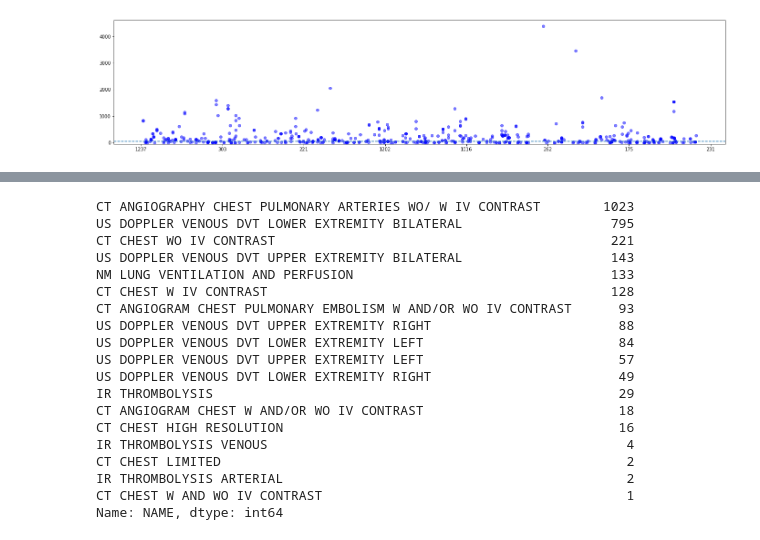
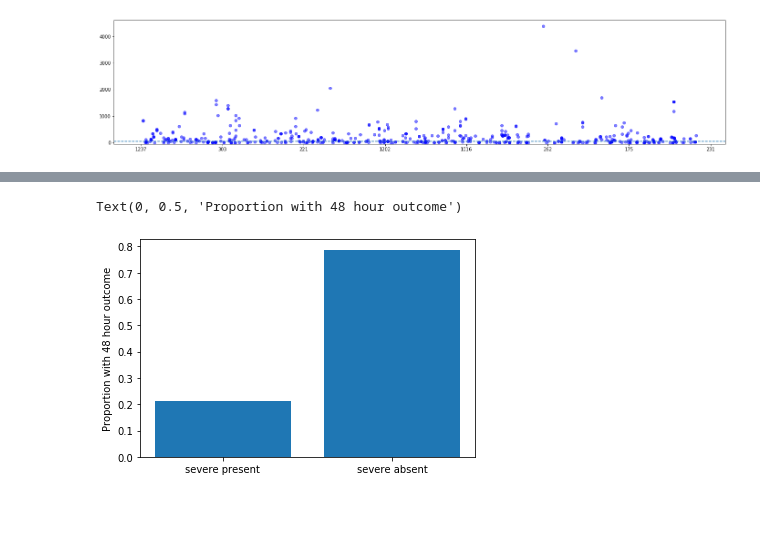
Before and after one commit to vmr160030/UHACK_data_preproc, a Jupyter notebook: DataExp_outcome.ipynb, the cells around one changed output, grey strips where cells are left out. Drawn from its saved outputs; the diff is of its cells as text; code cells hidden in the pictures; blank space fills up the shorter version.

```diff
--- a/DataExp_outcome.ipynb
+++ b/DataExp_outcome.ipynb
@@ -198,22 +91,14 @@ dfRad.head()
-# %%
-dfRad['NAME'].value_counts()
-# %% [output]
-CT ANGIOGRAPHY CHEST PULMONARY ARTERIES WO/ W IV CONTRAST        1023
-US DOPPLER VENOUS DVT LOWER EXTREMITY BILATERAL                   795
-CT CHEST WO IV CONTRAST                                           221
-US DOPPLER VENOUS DVT UPPER EXTREMITY BILATERAL                   143
-NM LUNG VENTILATION AND PERFUSION                                 133
-CT CHEST W IV CONTRAST                                            128
-CT ANGIOGRAM CHEST PULMONARY EMBOLISM W AND/OR WO IV CONTRAST      93
-US DOPPLER VENOUS DVT UPPER EXTREMITY RIGHT                        88
-US DOPPLER VENOUS DVT LOWER EXTREMITY LEFT                         84
-US DOPPLER VENOUS DVT UPPER EXTREMITY LEFT                         57
-US DOPPLER VENOUS DVT LOWER EXTREMITY RIGHT                        49
-IR THROMBOLYSIS                                                    29
-CT ANGIOGRAM CHEST W AND/OR WO IV CONTRAST                         18
-CT CHEST HIGH RESOLUTION                                           16
-IR THROMBOLYSIS VENOUS                                              4
-CT CHEST LIMITED                                                    2
-IR THROMBOLYSIS ARTERIAL                                            2
-CT CHEST W AND WO IV CONTRAST                                       1
-Name: NAME, dtype: int64
+# %%
+lsProportion = []
+srsSeverePresent = dfEchoAndOutcome['bSevereInNarrative'].value_counts()
+srs48hrSeverePresent = dfEchoAndOutcome[dfEchoAndOutcome['bSevereInNarrative']]['b48hr'].value_counts()
+lsProportion.append(srs48hrSeverePresent[True]/srsSeverePresent[True])
+lsProportion.append(srs48hrSeverePresent[False]/srsSeverePresent[True])
+# %%
+f, ax = plt.subplots()
+ax.bar(['severe present', 'severe absent'],
+       lsProportion)
+ax.set_ylabel('Proportion with 48 hour outcome')
+# %% [output]
+Text(0, 0.5, 'Proportion with 48 hour outcome')
+[figure, added]
```
Also changed, not shown: parts of 22 cells of this notebook.
